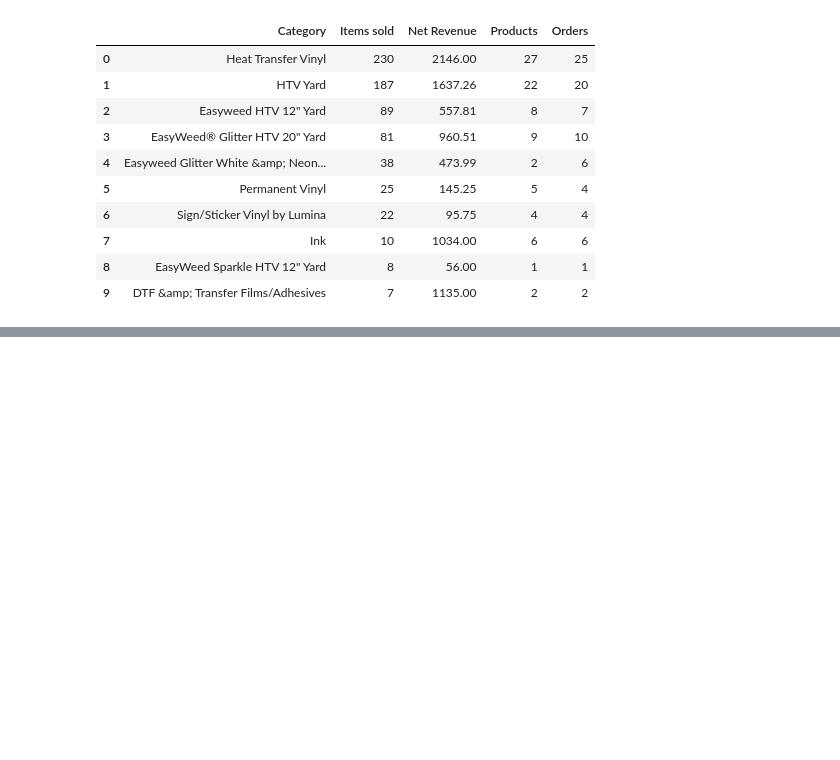
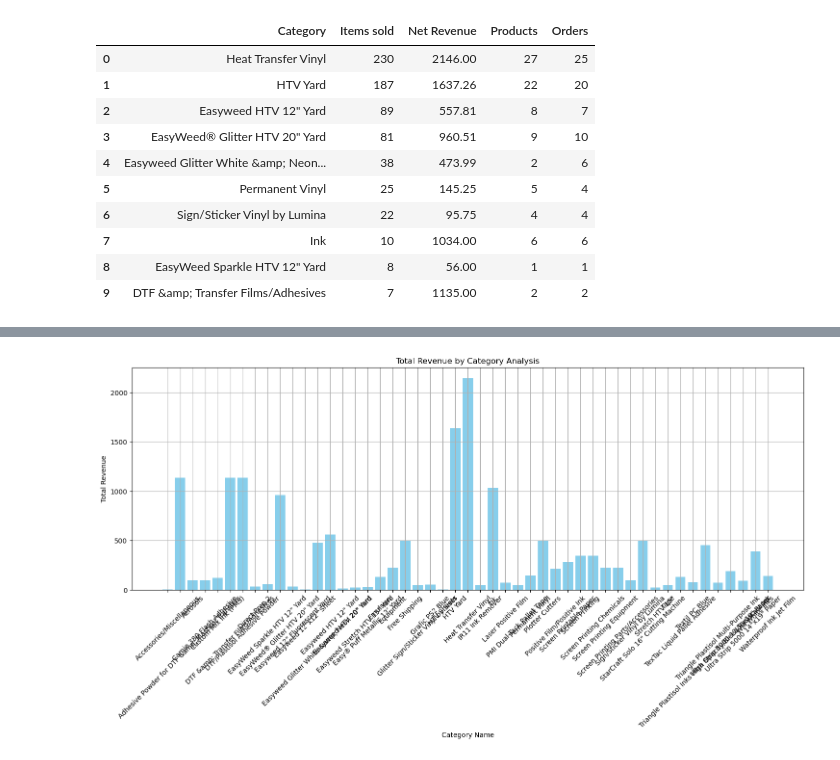
Before and after one commit to wasimranacse/Sales-Data-Analysis-by-Categories-and-Trends-using-Python, a Jupyter notebook: Sales-Data-Analysis-by-Categories.ipynb, the cells around one changed output, grey strips where cells are left out. Saved outputs shown, nothing was run; the diff lists cells and outputs as text; code cells hidden in the pictures; blank space fills up the shorter version.

```diff
--- a/Sales-Data-Analysis-by-Categories.ipynb
+++ b/Sales-Data-Analysis-by-Categories.ipynb
@@ -26,0 +155,26 @@ sales_data.head(10)
+# %%
+# Load Category dataset
+category_file_path = 'C:/Users/wasim/OneDrive/Desktop/MySQL/Data Analysis/October-Datasets/Categories.csv'
+category_data = pd.read_csv(category_file_path)
+
+
+# Analyze total items sold and net revenue per category
+category_summary = category_data.groupby('Category').agg(
+    total_items_sold=('Items sold', 'sum'),
+    total_revenue=('Net Revenue', 'sum')
+).reset_index()
+
+# # Display the summary
+# print(category_summary)
+
+# Plot category-level total revenue
+plt.figure(figsize=(18, 6))
+plt.bar(category_summary['Category'], category_summary['total_revenue'], color='skyblue')
+plt.title('Total Revenue by Category Analysis')
+plt.xlabel('Category Name')
+plt.ylabel('Total Revenue')
+plt.xticks(rotation=45)
+plt.grid(True)
+plt.show()
+# %% [output]
+[figure, added]
```
Also changed, not shown: parts of 14 cells of this notebook, 1 other file.
